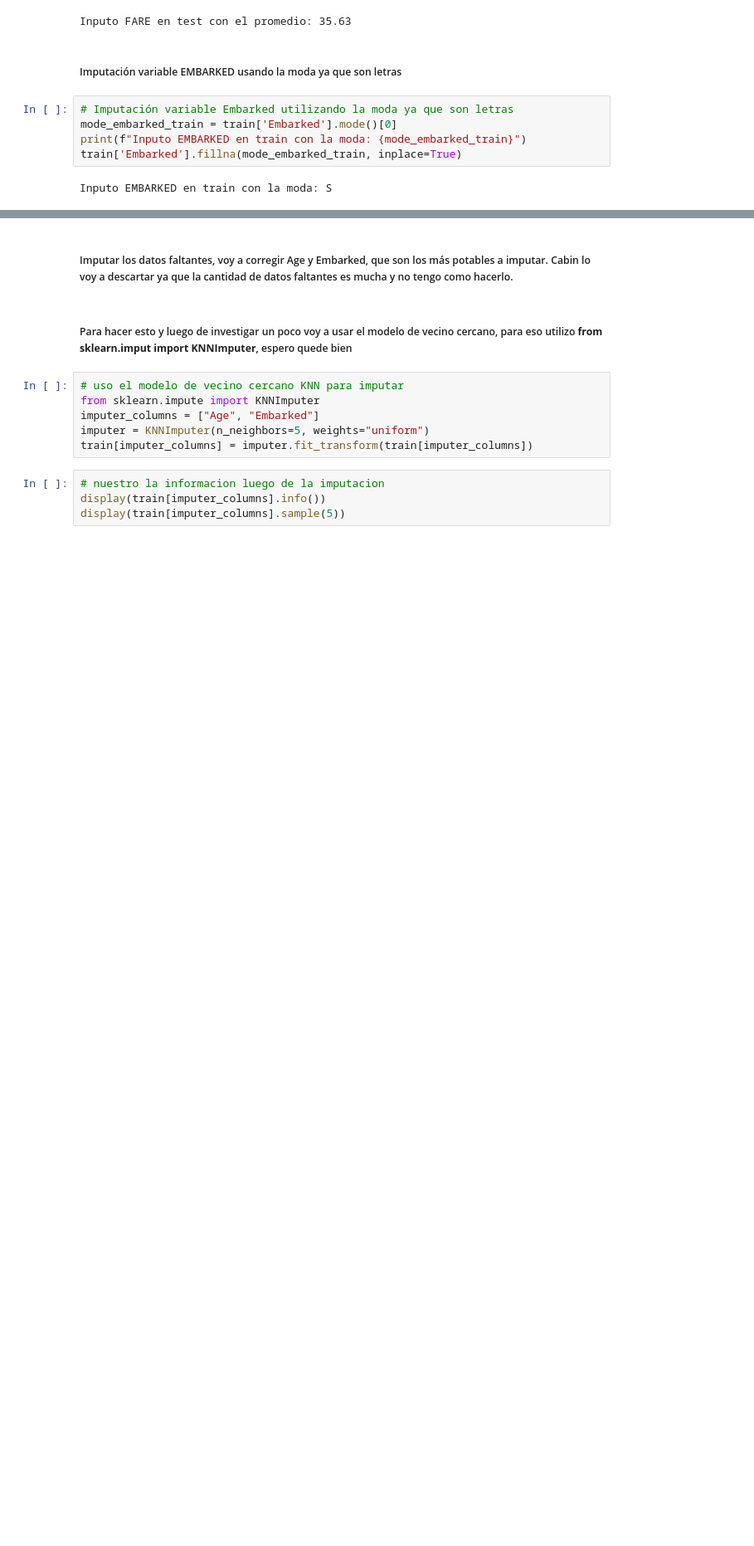
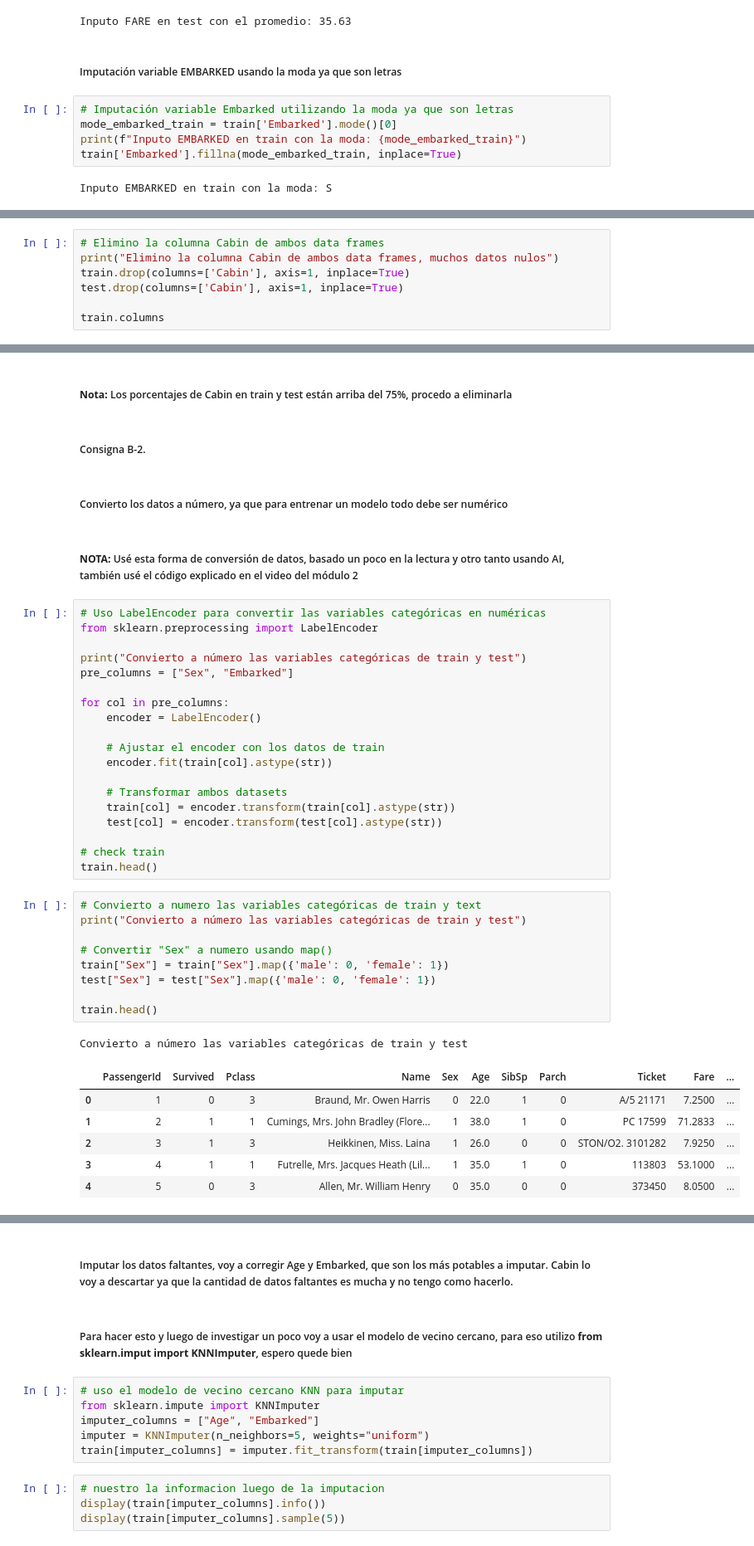
Before and after one commit to joluva/machinelearning, a Jupyter notebook: API_2_Vasquez_Jorge_Luis.ipynb, the cells around one changed output, grey strips where cells are left out. Shown: that part at 83% size. Drawn from its saved outputs; the diff is of its cells as text; blank space fills up the shorter version.

```diff
--- a/API_2_Vasquez_Jorge_Luis.ipynb
+++ b/API_2_Vasquez_Jorge_Luis.ipynb
@@ -303,0 +283,7 @@ Inputo EMBARKED en train con la moda: S
+# %%
+# Elimino la columna Cabin de ambos data frames
+print("Elimino la columna Cabin de ambos data frames, muchos datos nulos")
+train.drop(columns=['Cabin'], axis=1, inplace=True)
+test.drop(columns=['Cabin'], axis=1, inplace=True)
+
+train.columns
@@ -303,0 +301,44 @@ Inputo EMBARKED en train con la moda: S
+# %% [markdown]
+##### **Nota:** Los porcentajes de Cabin en train y test están arriba del 75%, procedo a eliminarla
+# %% [markdown]
+##### Consigna B-2.
+# %% [markdown]
+##### Convierto los datos a número, ya que para entrenar un modelo todo debe ser numérico
+# %% [markdown]
+##### **NOTA:** Usé esta forma de conversión de datos, basado un poco en la lectura y otro tanto usando AI, también usé el código explicado en el video del módulo 2
+# %%
+# Uso LabelEncoder para convertir las variables categóricas en numéricas
+from sklearn.preprocessing import LabelEncoder
+
+print("Convierto a número las variables categóricas de train y test")
+pre_columns = ["Sex", "Embarked"]
+
+for col in pre_columns:
+    encoder = LabelEncoder()
+
+    # Ajustar el encoder con los datos de train
+    encoder.fit(train[col].astype(str))
+
+    # Transformar ambos datasets
+    train[col] = encoder.transform(train[col].astype(str))
+    test[col] = encoder.transform(test[col].astype(str))
+
+# check train
+train.head()
+# %%
+# Convierto a numero las variables categóricas de train y text
+print("Convierto a número las variables categóricas de train y test")
+
+# Convertir "Sex" a numero usando map()
+train["Sex"] = train["Sex"].map({'male': 0, 'female': 1})
+test["Sex"] = test["Sex"].map({'male': 0, 'female': 1})
+
+train.head()
+# %% [output]
+Convierto a número las variables categóricas de train y test
+|  | PassengerId | Survived | Pclass | Name | Sex | Age | SibSp | Parch | Ticket | Fare | ... |
+| 0 | 1 | 0 | 3 | Braund, Mr. Owen Harris | 0 | 22.0 | 1 | 0 | A/5 21171 | 7.2500 | ... |
+| 1 | 2 | 1 | 1 | Cumings, Mrs. John Bradley (Flore... | 1 | 38.0 | 1 | 0 | PC 17599 | 71.2833 | ... |
+| 2 | 3 | 1 | 3 | Heikkinen, Miss. Laina | 1 | 26.0 | 0 | 0 | STON/O2. 3101282 | 7.9250 | ... |
+| 3 | 4 | 1 | 1 | Futrelle, Mrs. Jacques Heath (Lil... | 1 | 35.0 | 1 | 0 | 113803 | 53.1000 | ... |
+| 4 | 5 | 0 | 3 | Allen, Mr. William Henry | 0 | 35.0 | 0 | 0 | 373450 | 8.0500 | ... |
```
Also changed, not shown: parts of 29 cells of this notebook.
